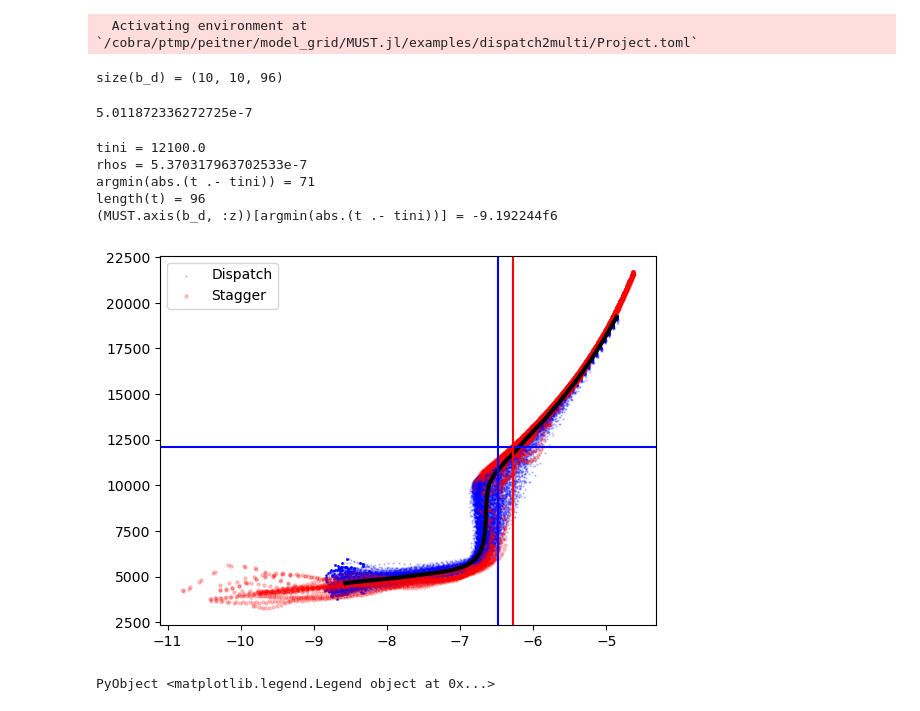
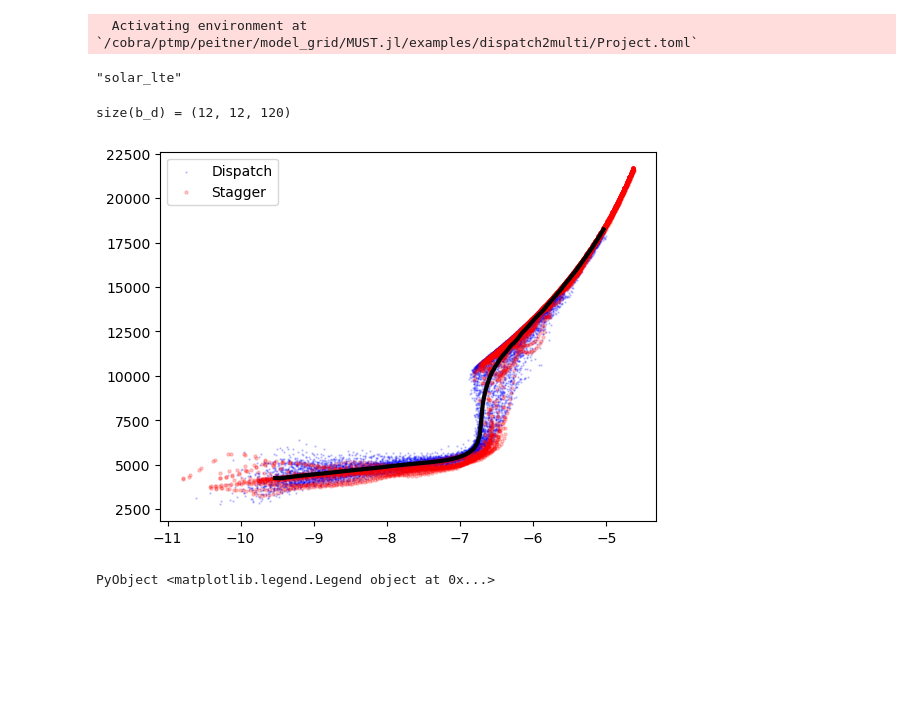
Before and after one commit to pe1995/MUST.jl, a Jupyter notebook: examples/dispatch2multi/box2multi.ipynb, the cells around one changed output. Drawn from its saved outputs; the diff is of its cells as text; code cells hidden in the pictures; blank space fills up the shorter version.

```diff
--- a/examples/dispatch2multi/box2multi.ipynb
+++ b/examples/dispatch2multi/box2multi.ipynb
@@ -20,0 +11,11 @@ eos = MUST.SquareGasEOS(MUST.@in_dispatch("input_data/solar_lte"));
+# %%
+input_name  = "TSO_sun_Magg_rturc"
+output_name = "TSO_sun_Magg"
+eos_name    = "TSO_sun_Magg_v1"
+
+
+input_name  = "TAB_sun_profile_hRes"
+output_name = "TSO_sun_hRes"
+eos_name    = "solar_lte";
+# %% [output]
+"solar_lte"
@@ -23,46 +29,29 @@ MUST.multiBox(m, eos, "sun_TAB_fromStagger_hD", downsample_xy=20)
 # %%
-b_d = MUST.multiBox("sun_TAB_fromStagger_hD");
+b_d = MUST.multiBox(output_name);
 @show size(b_d);
 # %% [output]
-size(b_d) = (10, 10, 96)
+size(b_d) = (12, 12, 120)
 # %%
 b_m = MUST.multiBox("/u/peitner/MULTI3D/Multi3D/input_multi3d/atmos/t5777g44m0005_20.5x5x230");
-# %%
-exp10(-6.3)
-# %% [output]
-5.011872336272725e-7
 # %%
-tini   = 12100.0
-rhoini = 3.3e-7
-rhos   = exp10(-6.27)
-
-@show tini rhos
-
 t = MUST.plane_statistic(MUST.mean, b_d, :T)
 d = MUST.plane_statistic(MUST.mean, b_d, :d)
-@show argmin(abs.(t.-tini)) length(t) MUST.axis(b_d, :z)[argmin(abs.(t.-tini))]
+
+t_m = MUST.plane_statistic(MUST.mean, b_m, :T)
+d_m = MUST.plane_statistic(MUST.mean, b_m, :d)
 
 plt.scatter(log10.(b_d[:d]), b_d[:T], s=0.5, alpha=0.2, label="Dispatch", color="blue")
 plt.scatter(log10.(b_m[:d]), b_m[:T], s=5.0, alpha=0.2, label="Stagger", color="red")
 
 plt.plot(log10.(d), t, color="k", lw=3)
-
-plt.axvline(log(10, rhoini), color="blue")
-plt.axhline(tini, color="blue")
-
-plt.axvline(log10(rhos), color="red")
+plt.plot(log10.(d_m), t_m, color="0.5", lw=3)
 
 #plt.xlim(log(10, 1.e-7), log(10, 1e-6))
 #plt.ylim(8000,14000)
 plt.legend()
 # %% [output]
+[figure, new version]
-tini = 12100.0
-rhos = 5.370317963702533e-7
-argmin(abs.(t .- tini)) = 71
-length(t) = 96
-(MUST.axis(b_d, :z))[argmin(abs.(t .- tini))] = -9.192244f6
+PyObject <matplotlib.legend.Legend object at 0x...>
-[figure, old version]
-PyObject <matplotlib.legend.Legend object at 0x...>
 # %%
 plt.scatter(b_d[:T], b_d[:uz], s=0.5, alpha=0.2, color="blue", label="Dispatch")
 plt.scatter(b_m[:T], b_m[:uz], s=5.0, alpha=0.2, color="red", label="Stagger")
```
Also changed, not shown: parts of 10 cells of this notebook, 12 other files.
